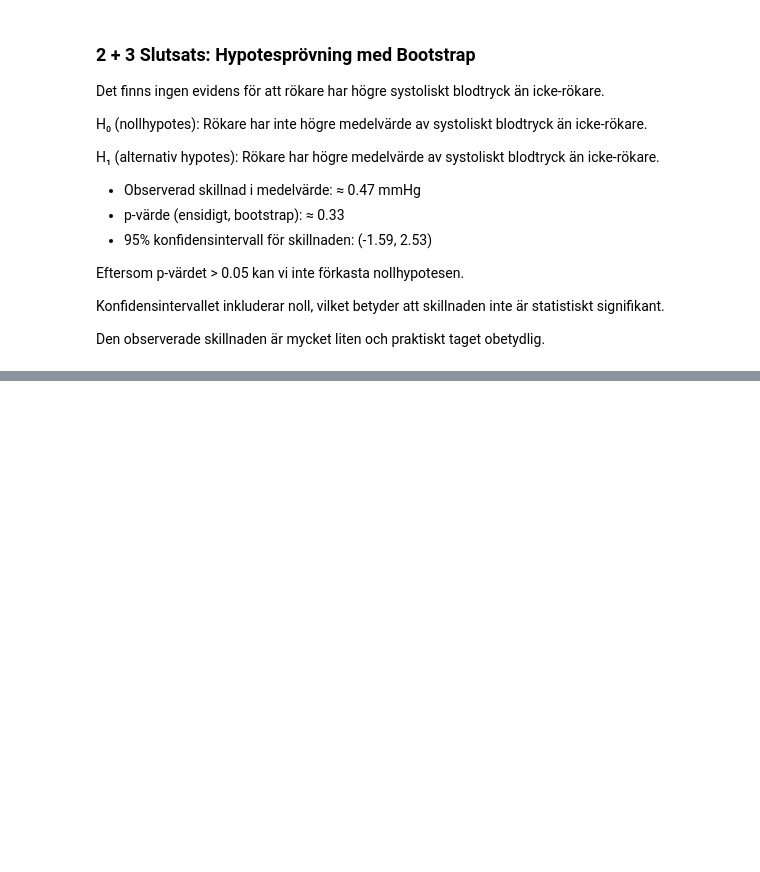
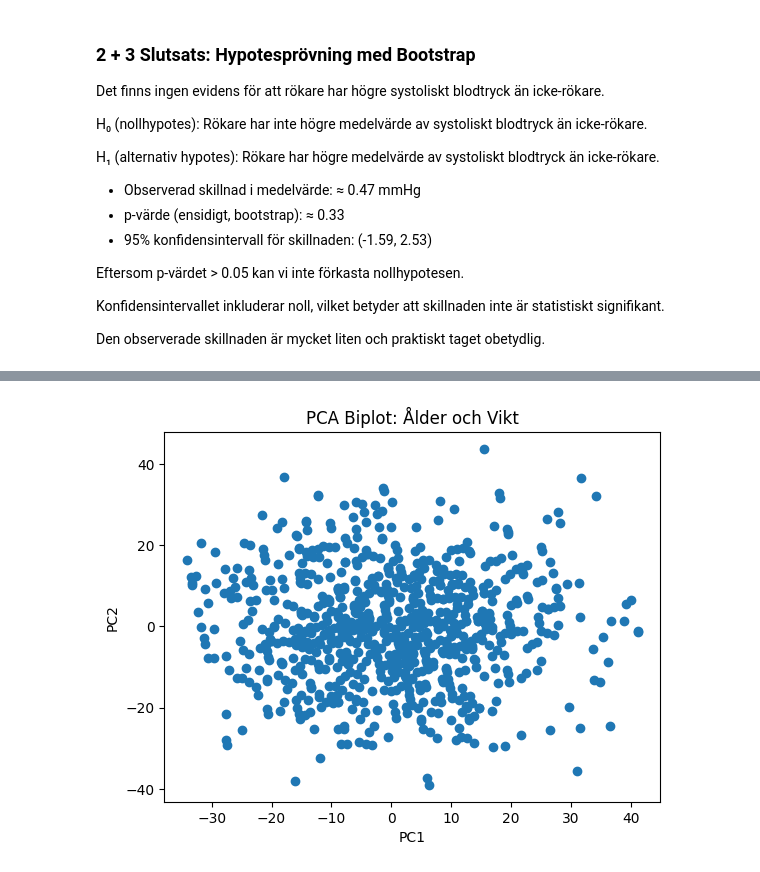
Before and after one commit to NoraAljuburiMasamra/health_study, a Jupyter notebook: report.ipynb, the cells around one changed output, grey strips where cells are left out. Drawn from its saved outputs; the diff is of its cells as text; code cells hidden in the pictures; blank space fills up the shorter version.

```diff
--- a/report.ipynb
+++ b/report.ipynb
@@ -468,0 +529,18 @@ p-värde (bootstrap, ensidigt): 0.5050
+# %%
+
+# PCA
+from sklearn.decomposition import PCA
+import matplotlib.pyplot as plt
+
+# Anta att df är din DataFrame
+X = df[['age', 'weight']]
+pca = PCA(n_components=2)
+X_pca = pca.fit_transform(X)
+
+plt.scatter(X_pca[:,0], X_pca[:,1])
+plt.xlabel('PC1')
+plt.ylabel('PC2')
+plt.title('PCA Biplot: Ålder och Vikt')
+plt.show()
+# %% [output]
+[figure, added]
```
Also changed, not shown: parts of 22 cells of this notebook, 4 other files.
